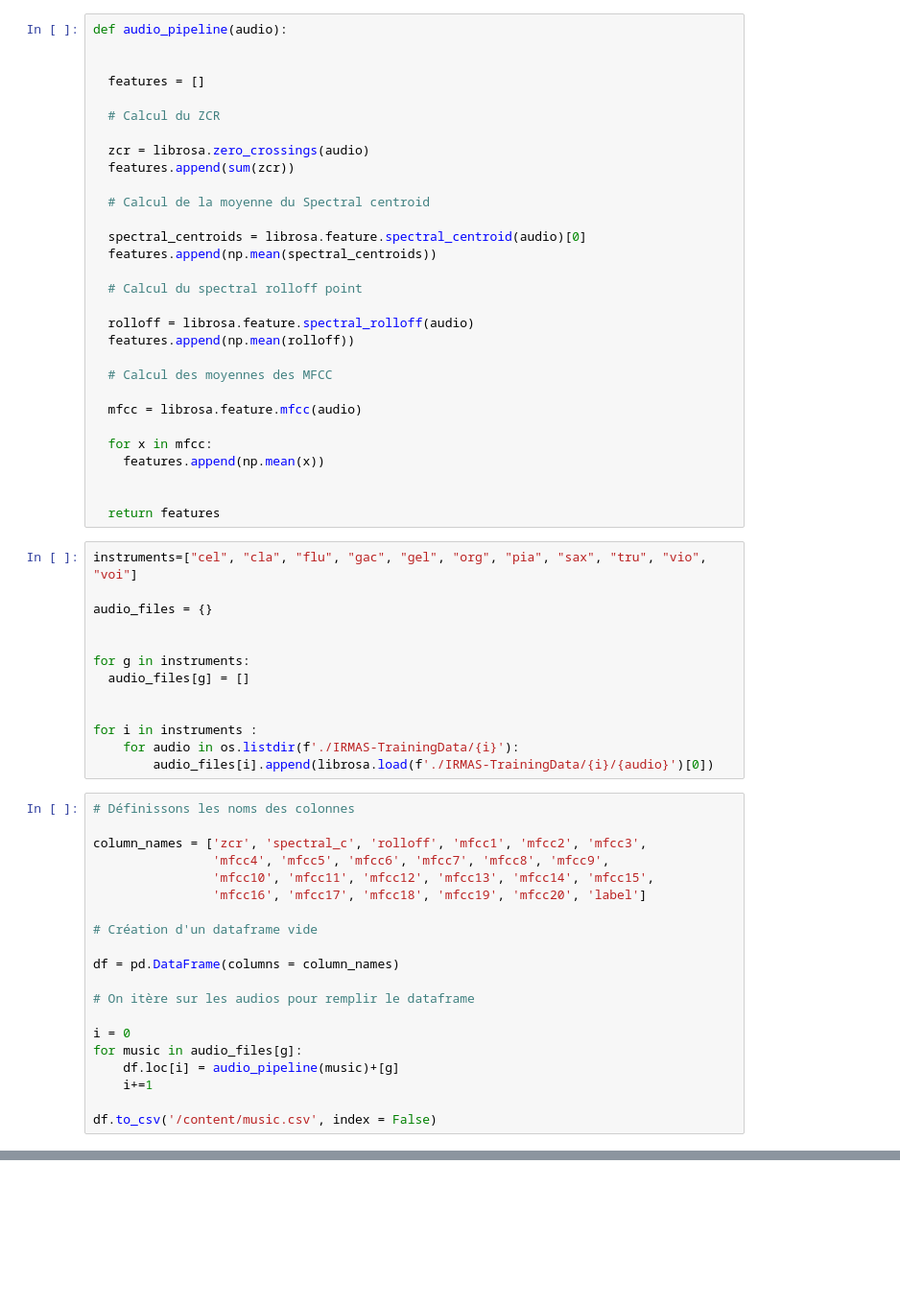
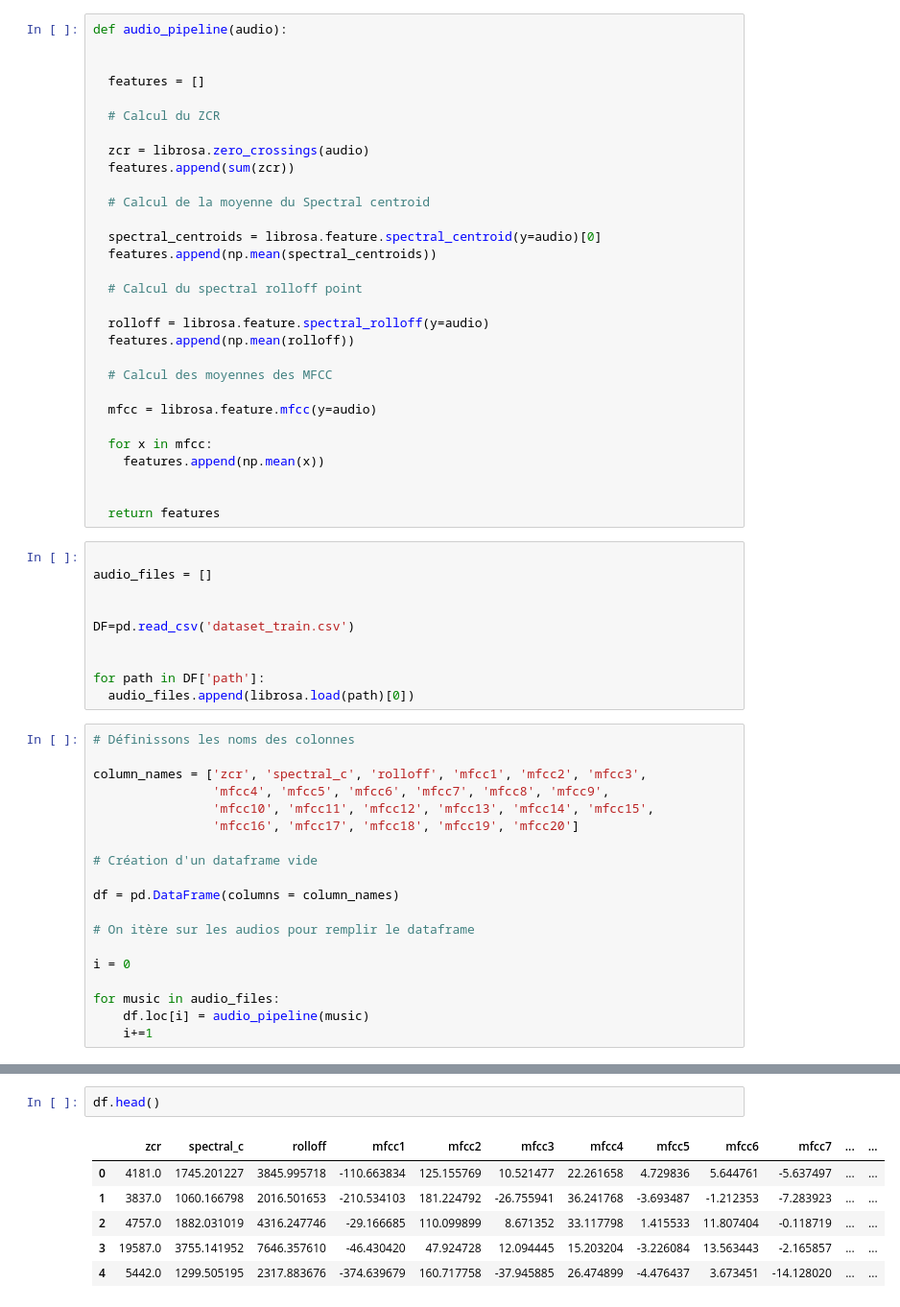
Before and after one commit to OlitHub/Projet_APR, a Jupyter notebook: denseNN.ipynb, the cells around one changed output, grey strips where cells are left out. Shown: that part at 96% size. Cells and saved outputs as stored; diff of their text form; blank space fills up the shorter version.

```diff
--- a/denseNN.ipynb
+++ b/denseNN.ipynb
@@ -18,43 +21,40 @@ def audio_pipeline(audio):
 
   # Calcul de la moyenne du Spectral centroid
 
-  spectral_centroids = librosa.feature.spectral_centroid(audio)[0]
+  spectral_centroids = librosa.feature.spectral_centroid(y=audio)[0]
   features.append(np.mean(spectral_centroids))
 
   # Calcul du spectral rolloff point
 
-  rolloff = librosa.feature.spectral_rolloff(audio)
+  rolloff = librosa.feature.spectral_rolloff(y=audio)
   features.append(np.mean(rolloff))
 
   # Calcul des moyennes des MFCC
 
-  mfcc = librosa.feature.mfcc(audio)
+  mfcc = librosa.feature.mfcc(y=audio)
 
   for x in mfcc:
     features.append(np.mean(x))
 
 
   return features
-# %%
-instruments=["cel", "cla", "flu", "gac", "gel", "org", "pia", "sax", "tru", "vio", "voi"]
-
-audio_files = {}
-
-
-for g in instruments:
-  audio_files[g] = []
-
-
-for i in instruments :
-    for audio in os.listdir(f'./IRMAS-TrainingData/{i}'):
-        audio_files[i].append(librosa.load(f'./IRMAS-TrainingData/{i}/{audio}')[0])
+# %%
+
+audio_files = []
+
+
+DF=pd.read_csv('dataset_train.csv')
+
+
+for path in DF['path']:
+  audio_files.append(librosa.load(path)[0])
 # %%
 # Définissons les noms des colonnes
 
 column_names = ['zcr', 'spectral_c', 'rolloff', 'mfcc1', 'mfcc2', 'mfcc3',
                 'mfcc4', 'mfcc5', 'mfcc6', 'mfcc7', 'mfcc8', 'mfcc9',
                 'mfcc10', 'mfcc11', 'mfcc12', 'mfcc13', 'mfcc14', 'mfcc15',
-                'mfcc16', 'mfcc17', 'mfcc18', 'mfcc19', 'mfcc20', 'label']
+                'mfcc16', 'mfcc17', 'mfcc18', 'mfcc19', 'mfcc20']
 
 # Création d'un dataframe vide
 
@@ -63,8 +63,7 @@ df = pd.DataFrame(columns = column_names)
 # On itère sur les audios pour remplir le dataframe
 
 i = 0
-for music in audio_files[g]:
-    df.loc[i] = audio_pipeline(music)+[g]
+
+for music in audio_files:
+    df.loc[i] = audio_pipeline(music)
     i+=1
-
-df.to_csv('/content/music.csv', index = False)
@@ -72,0 +70,9 @@ TypeError: spectral_centroid() takes 0 positional arguments but 1 was given
+# %%
+df.head()
+# %% [output]
+|  | zcr | spectral_c | rolloff | mfcc1 | mfcc2 | mfcc3 | mfcc4 | mfcc5 | mfcc6 | mfcc7 | ... | ... |
+| 0 | 4181.0 | 1745.201227 | 3845.995718 | -110.663834 | 125.155769 | 10.521477 | 22.261658 | 4.729836 | 5.644761 | -5.637497 | ... | ... |
+| 1 | 3837.0 | 1060.166798 | 2016.501653 | -210.534103 | 181.224792 | -26.755941 | 36.241768 | -3.693487 | -1.212353 | -7.283923 | ... | ... |
+| 2 | 4757.0 | 1882.031019 | 4316.247746 | -29.166685 | 110.099899 | 8.671352 | 33.117798 | 1.415533 | 11.807404 | -0.118719 | ... | ... |
+| 3 | 19587.0 | 3755.141952 | 7646.357610 | -46.430420 | 47.924728 | 12.094445 | 15.203204 | -3.226084 | 13.563443 | -2.165857 | ... | ... |
+| 4 | 5442.0 | 1299.505195 | 2317.883676 | -374.639679 | 160.717758 | -37.945885 | 26.474899 | -4.476437 | 3.673451 | -14.128020 | ... | ... |
```
Also changed, not shown: parts of 8 cells of this notebook.
